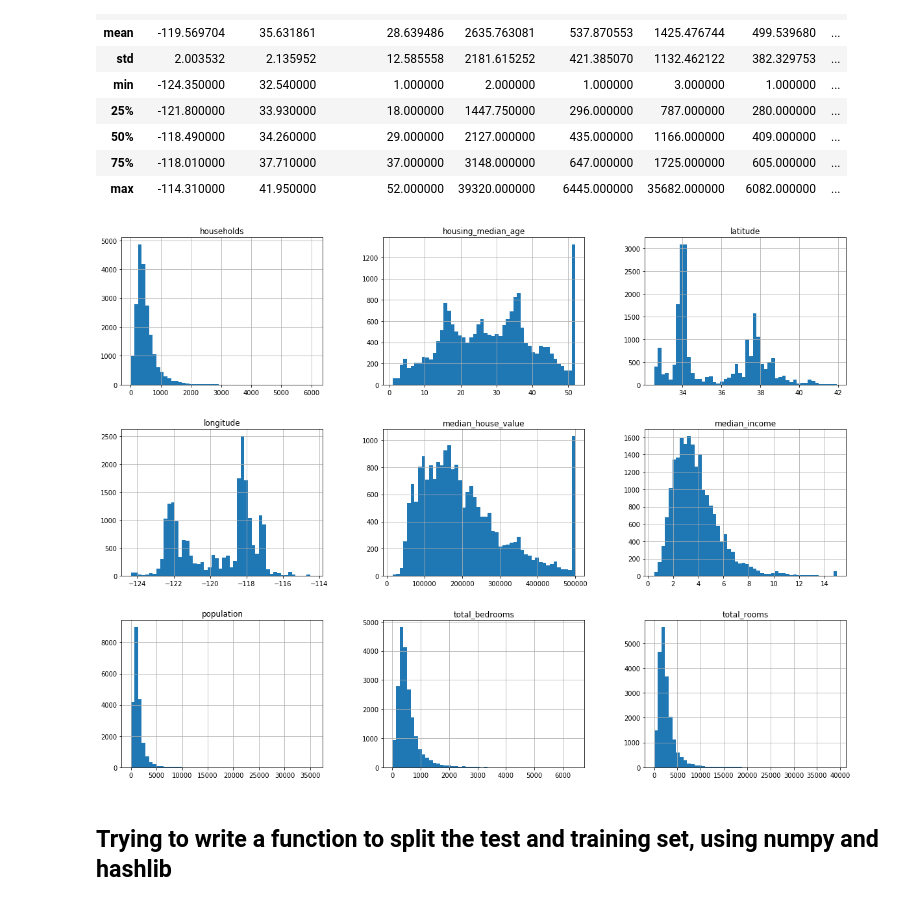
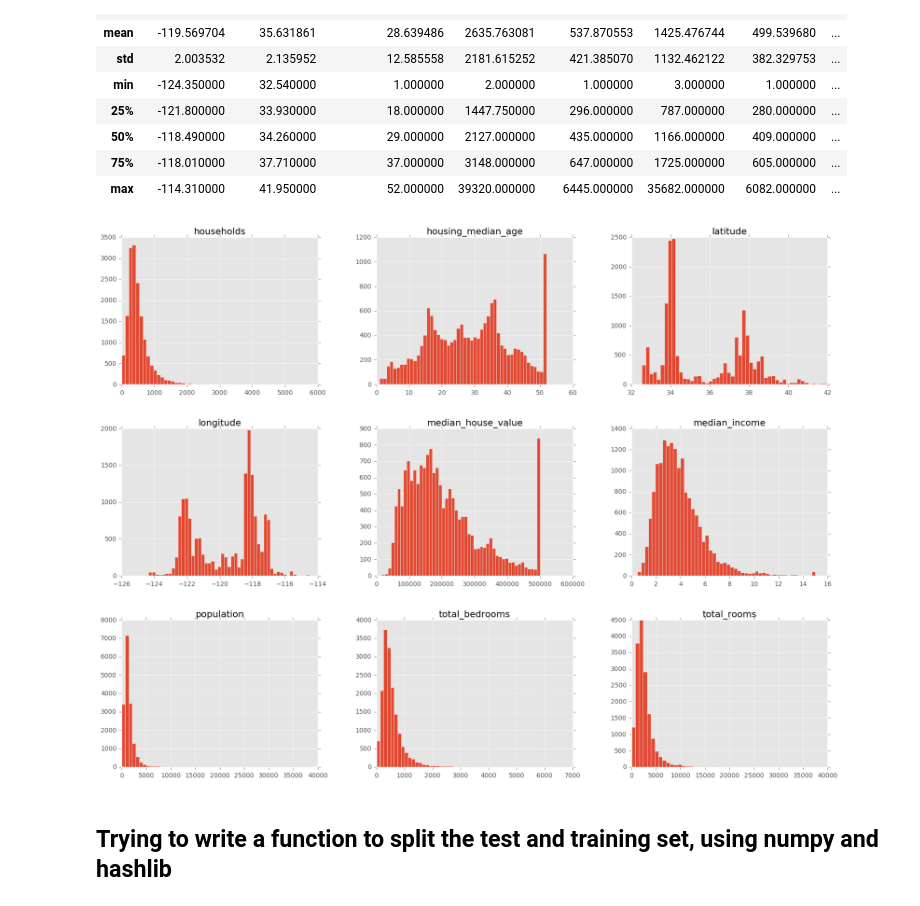
Before and after one commit to mohamadnabikhani/machine_learning_practices, a Jupyter notebook: 2. End-to-End Machine Learning Project/Housing.ipynb, the cells around one changed output. Drawn from its saved outputs; the diff is of its cells as text; code cells hidden in the pictures.

Commit message:
Discover and Visualize

```diff
--- a/2. End-to-End Machine Learning Project/Housing.ipynb
+++ b/2. End-to-End Machine Learning Project/Housing.ipynb
@@ -79,10 +81,11 @@ housing.describecribe()
 # %%
 %matplotlib inline
 import matplotlib.pyplot as plt
+plt.style.use('ggplot')
 housing.hist(bins=50, figsize=(20,15))
 plt.show()
 # %% [output]
-[figure, old version]
+[figure, new version]
 # %% [markdown]
 ## Trying to write a function to split the test and training set, using numpy and hashlib
 # %%
```
Also changed, not shown: parts of 24 cells of this notebook, 1 other file.
